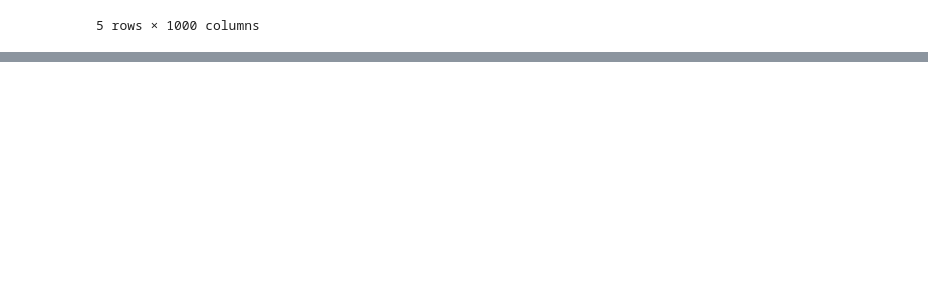
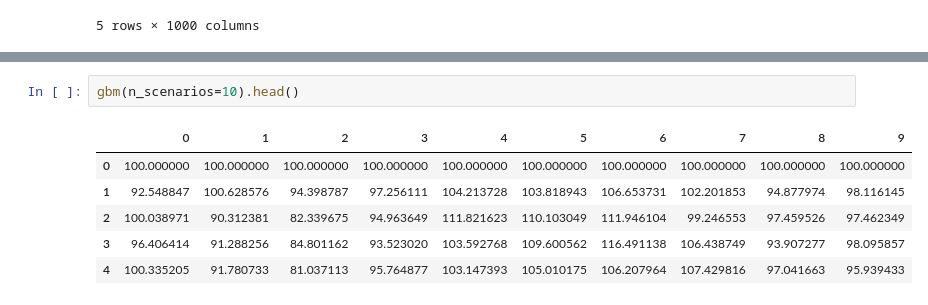
Before and after one commit to allaccountstaken/risk_toolkit, a Jupyter notebook: random_walk.ipynb, the cells around one changed output, grey strips where cells are left out. Drawn from its saved outputs; the diff is of its cells as text; blank space fills up the shorter version.

```diff
--- a/random_walk.ipynb
+++ b/random_walk.ipynb
@@ -60,0 +102,9 @@ def gbm1(n_years=10, n_scenarios=1000,
+# %%
+gbm(n_scenarios=10).head()
+# %% [output]
+|  | 0 | 1 | 2 | 3 | 4 | 5 | 6 | 7 | 8 | 9 |
+| 0 | 100.000000 | 100.000000 | 100.000000 | 100.000000 | 100.000000 | 100.000000 | 100.000000 | 100.000000 | 100.000000 | 100.000000 |
+| 1 | 92.548847 | 100.628576 | 94.398787 | 97.256111 | 104.213728 | 103.818943 | 106.653731 | 102.201853 | 94.877974 | 98.116145 |
+| 2 | 100.038971 | 90.312381 | 82.339675 | 94.963649 | 111.821623 | 110.103049 | 111.946104 | 99.246553 | 97.459526 | 97.462349 |
+| 3 | 96.406414 | 91.288256 | 84.801162 | 93.523020 | 103.592768 | 109.600562 | 116.491138 | 106.438749 | 93.907277 | 98.095857 |
+| 4 | 100.335205 | 91.780733 | 81.037113 | 95.764877 | 103.147393 | 105.010175 | 106.207964 | 107.429816 | 97.041663 | 95.939433 |
```
Also changed, not shown: parts of 7 cells of this notebook.
